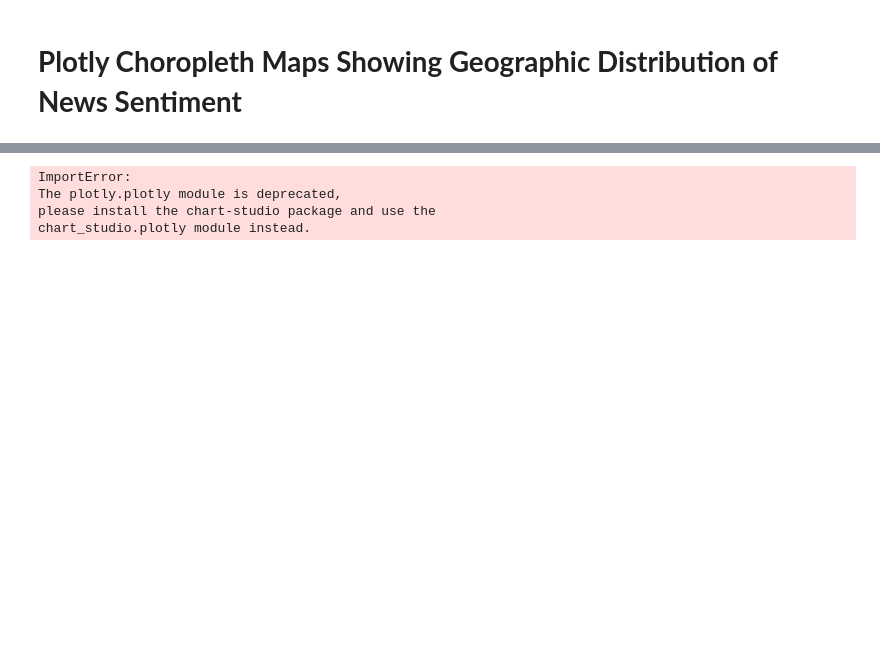
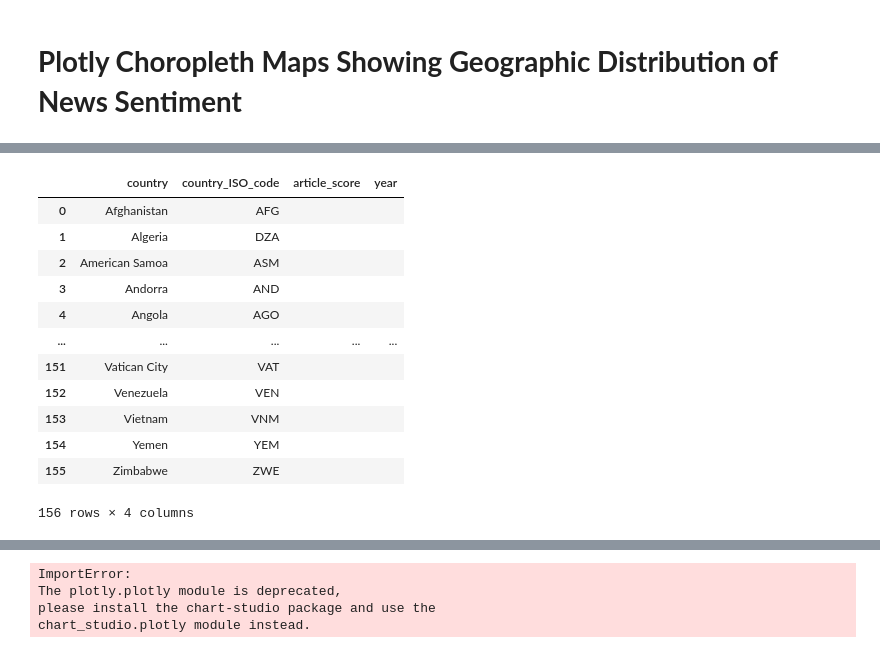
Before and after one commit to iCode13/News-Sentiment-Analysis-App, a Jupyter notebook: news_app/geo_choropleth4_plotly.ipynb, the cells around one changed output, grey strips where cells are left out. Drawn from its saved outputs; the diff is of its cells as text; code cells hidden in the pictures; blank space fills up the shorter version.

```diff
--- a/news_app/geo_choropleth4_plotly.ipynb
+++ b/news_app/geo_choropleth4_plotly.ipynb
@@ -27,0 +27,24 @@ df
+# %%
+# Create a dataframe with all countries and codes
+
+df_countries = df.drop_duplicates(subset=['country'])
+df_countries = df_countries[['country', 'country_ISO_code']]
+df_countries = df_countries.sort_values('country').reset_index(drop=True)
+df_countries['article_score'] = " "
+df_countries['year'] = " "
+df_countries = df_countries[['country', 'country_ISO_code', 'article_score', 'year']]
+df_countries
+# %% [output]
+|  | country | country_ISO_code | article_score | year |
+| 0 | Afghanistan | AFG |  |  |
+| 1 | Algeria | DZA |  |  |
+| 2 | American Samoa | ASM |  |  |
+| 3 | Andorra | AND |  |  |
+| 4 | Angola | AGO |  |  |
+| ... | ... | ... | ... | ... |
+| 151 | Vatican City | VAT |  |  |
+| 152 | Venezuela | VEN |  |  |
+| 153 | Vietnam | VNM |  |  |
+| 154 | Yemen | YEM |  |  |
+| 155 | Zimbabwe | ZWE |  |  |
+156 rows × 4 columns
```
Also changed, not shown: parts of 8 cells of this notebook, 3 other files.
